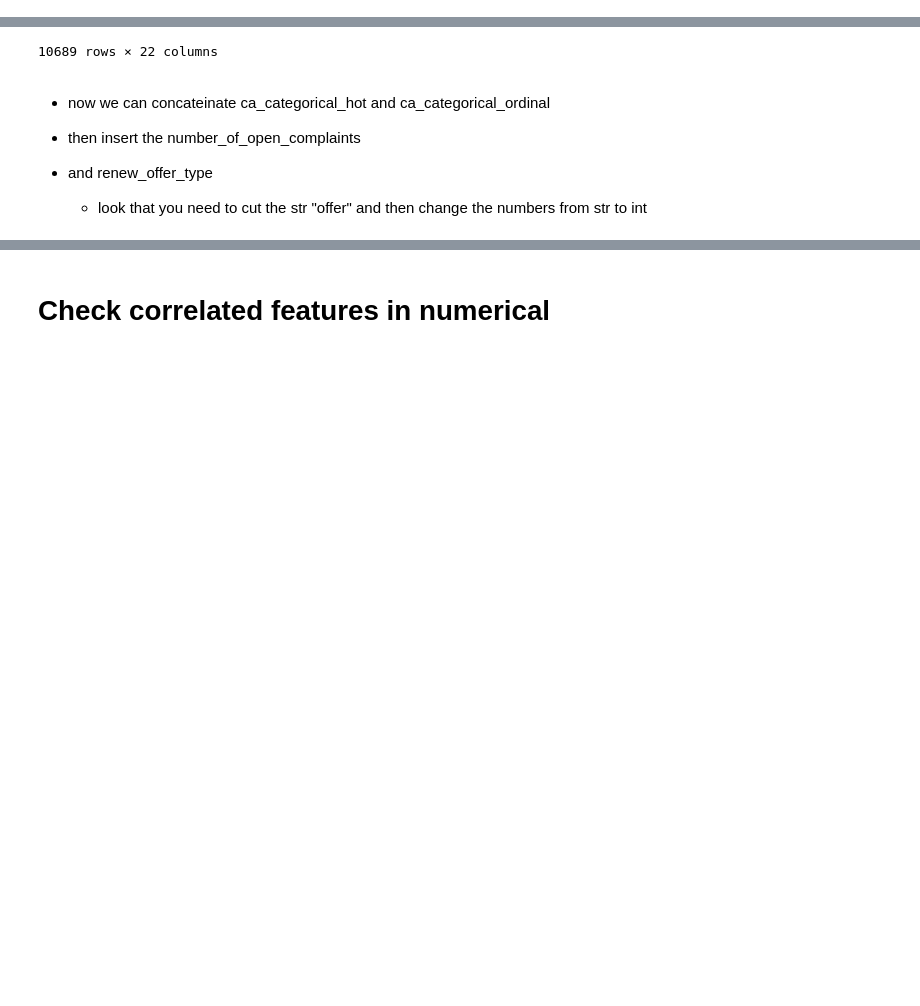
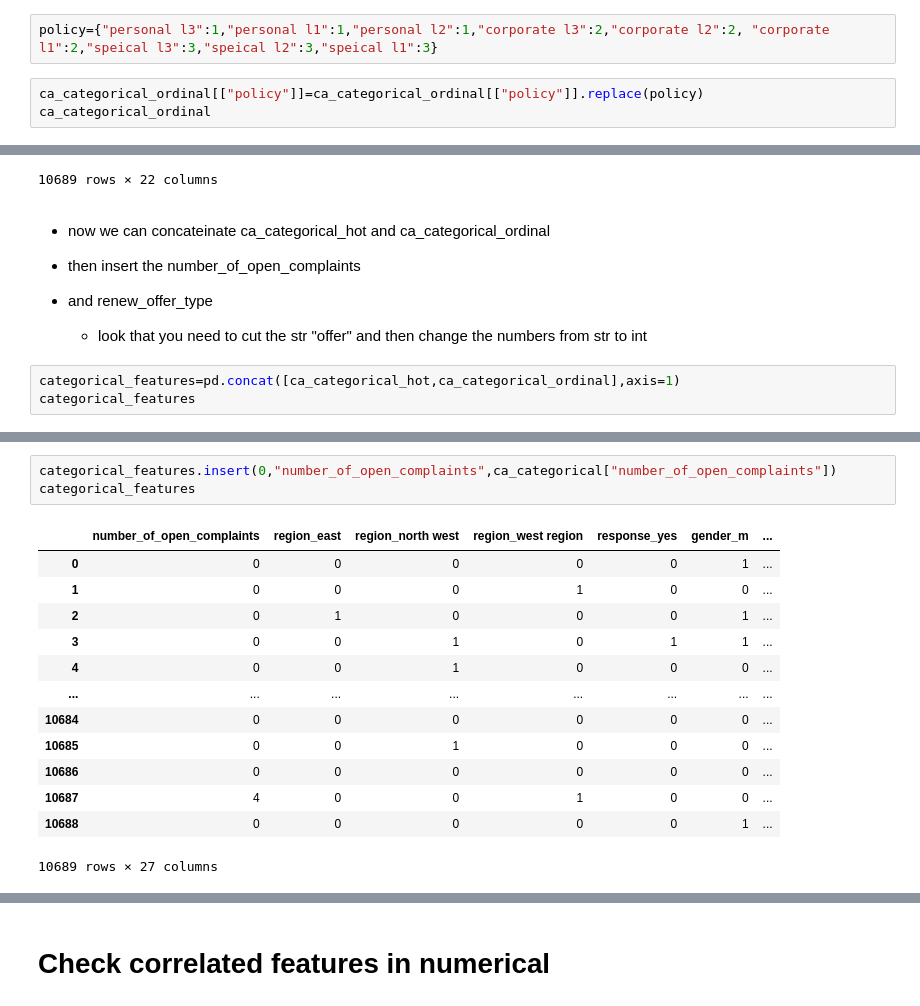
Before and after one commit to ellagoesbeyond/DA_Lab, a Jupyter notebook: week 4/week_four_day_2_LAB_Data Transformation.ipynb, the cells around one changed output, grey strips where cells are left out. Saved outputs shown, nothing was run; the diff lists cells and outputs as text; blank space fills up the shorter version.

```diff
--- a/week 4/week_four_day_2_LAB_Data Transformation.ipynb
+++ b/week 4/week_four_day_2_LAB_Data Transformation.ipynb
@@ -266,0 +280,5 @@ ca_categorical_ordinal
+# %%
+policy={"personal l3":1,"personal l1":1,"personal l2":1,"corporate l3":2,"corporate l2":2, "corporate l1":2,"speical l3":3,"speical l2":3,"speical l1":3}
+# %%
+ca_categorical_ordinal[["policy"]]=ca_categorical_ordinal[["policy"]].replace(policy)
+ca_categorical_ordinal
@@ -380,3 +412,6 @@ ca_categorical_hot
 - then insert the number_of_open_complaints
 - and renew_offer_type
     - look that you need to cut the str "offer" and then change the numbers from str to int
+# %%
+categorical_features=pd.concat([ca_categorical_hot,ca_categorical_ordinal],axis=1)
+categorical_features
@@ -382,0 +432,17 @@ ca_categorical_hot
+# %%
+categorical_features.insert(0,"number_of_open_complaints",ca_categorical["number_of_open_complaints"])
+categorical_features
+# %% [output]
+|  | number_of_open_complaints | region_east | region_north west | region_west region | response_yes | gender_m | ... |
+| 0 | 0 | 0 | 0 | 0 | 0 | 1 | ... |
+| 1 | 0 | 0 | 0 | 1 | 0 | 0 | ... |
+| 2 | 0 | 1 | 0 | 0 | 0 | 1 | ... |
+| 3 | 0 | 0 | 1 | 0 | 1 | 1 | ... |
+| 4 | 0 | 0 | 1 | 0 | 0 | 0 | ... |
+| ... | ... | ... | ... | ... | ... | ... | ... |
+| 10684 | 0 | 0 | 0 | 0 | 0 | 0 | ... |
+| 10685 | 0 | 0 | 1 | 0 | 0 | 0 | ... |
+| 10686 | 0 | 0 | 0 | 0 | 0 | 0 | ... |
+| 10687 | 4 | 0 | 0 | 1 | 0 | 0 | ... |
+| 10688 | 0 | 0 | 0 | 0 | 0 | 1 | ... |
+10689 rows × 27 columns
```
Also changed, not shown: parts of 9 cells of this notebook.
